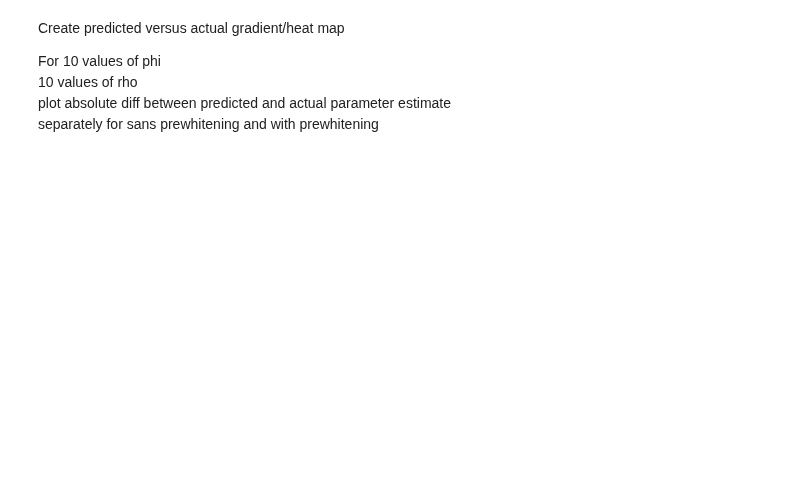
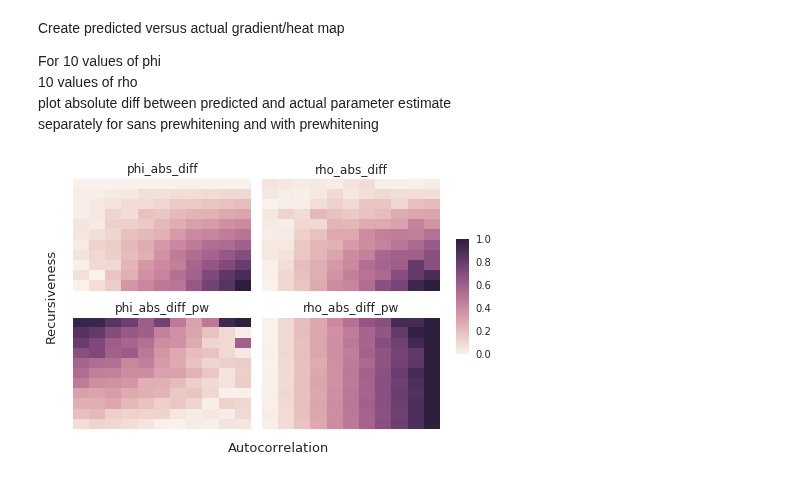
Before and after one commit to zenkavi/DevStudy_FmriNbs, a Jupyter notebook: notebooks/informationtransfermapping/TheoreticalResults/Recursivity_autocorrelation_prewhitening.ipynb, the cells around one changed output. Cells and saved outputs as stored; diff of their text form; code cells hidden in the pictures; blank space fills up the shorter version.

```diff
--- a/notebooks/informationtransfermapping/TheoreticalResults/Recursivity_autocorrelation_prewhitening.ipynb
+++ b/notebooks/informationtransfermapping/TheoreticalResults/Recursivity_autocorrelation_prewhitening.ipynb
@@ -113,3 +130,46 @@ For
 10 values of rho
 plot absolute diff between predicted and actual parameter estimate
 separately for sans prewhitening and with prewhitening
+# %%
+phi_stims=np.arange(0,1.1,.1)
+rho_stims=np.arange(0,1.1,.1)
+
+out = {}
+
+for p in phi_stims:
+    for r in rho_stims:
+        sim_id = "phi_%s_rho_%s"%(p, r)
+        out[sim_id] = sim_rec_ac(p, r)
+# %%
+out_df = pd.DataFrame(out).T
+# %%
+out_df.reset_index(drop=True,inplace=True)
+# %%
+out_df['phi_stim'] = round(out_df['phi_stim'],1)
+out_df['rho_stim'] = round(out_df['rho_stim'],1)
+out_df['phi_abs_diff'] = abs(out_df['phi_est'] - out_df['phi_stim'])
+out_df['rho_abs_diff'] = abs(out_df['rho_est'] - out_df['rho_stim'])
+out_df['phi_abs_diff_pw'] = abs(out_df['phi_est_pw'] - out_df['phi_stim'])
+out_df['rho_abs_diff_pw'] = abs(out_df['rho_est_pw'] - out_df['rho_stim'])
+# %%
+fig, axn = plt.subplots(2, 2, sharex=True, sharey=True)
+cbar_ax = fig.add_axes([.91, .3, .03, .4])
+vals = ['phi_abs_diff', 'rho_abs_diff', 'phi_abs_diff_pw', 'rho_abs_diff_pw']
+ax_titles = ['']
+for i, ax in enumerate(axn.flat):
+    df = out_df.pivot(index='phi_stim',columns='rho_stim',values='%s'%(vals[i]))
+    sns.heatmap(df, ax=ax,
+                cbar=i == 0,
+                vmin=0, vmax=1,
+                xticklabels=False, yticklabels=False,
+                cbar_ax=None if i else cbar_ax)
+    ax.set_title('%s'%(vals[i]))
+    ax.set_ylabel('')
+    ax.set_xlabel('')
+    ax.invert_yaxis()
+
+fig.text(-0.04, 0.5, 'Recursiveness', va='center', rotation='vertical', size=13)
+fig.text(0.5, -0.04, 'Autocorrelation', ha='center', size = 13)
+fig.tight_layout(rect=[0, 0, .9, 1])
+# %% [output]
+[figure, added]
```
Also changed, not shown: parts of 5 cells of this notebook.
